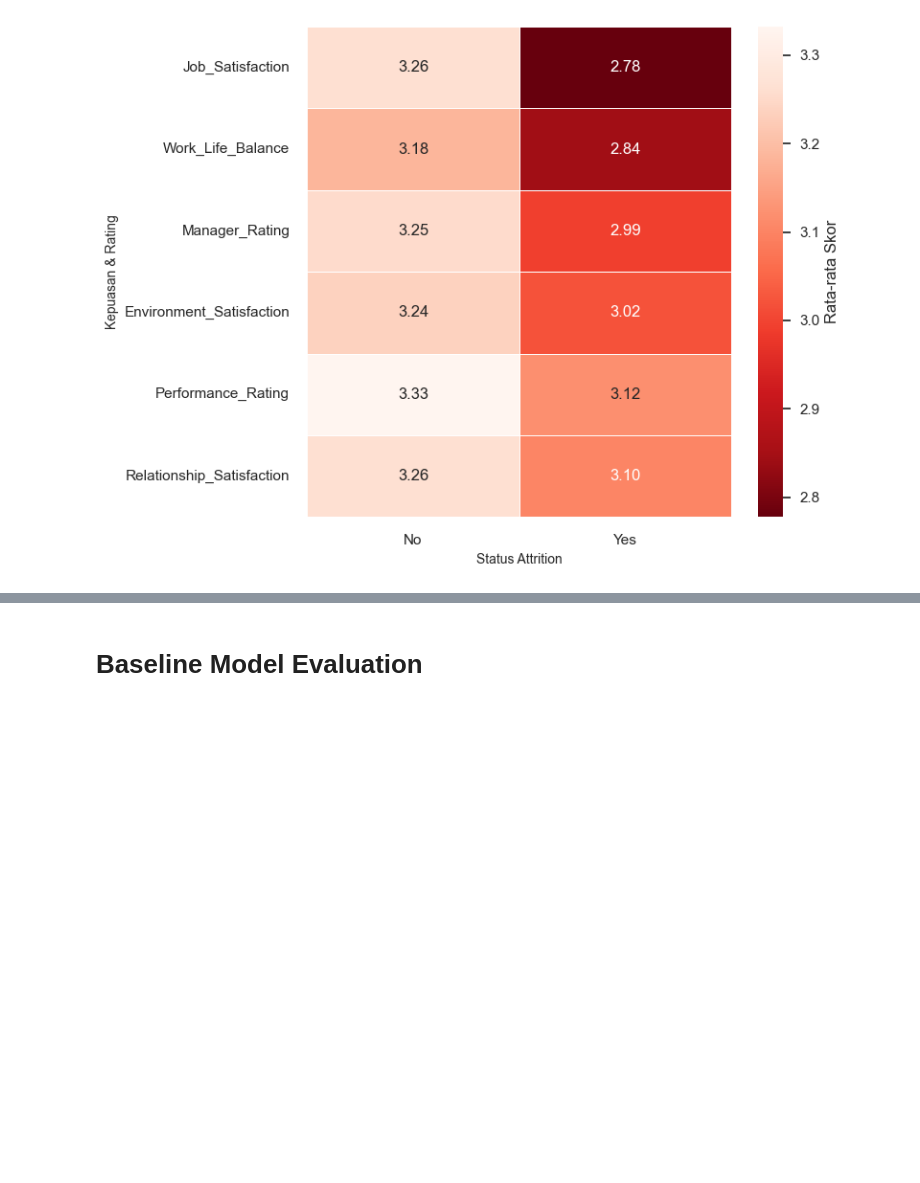
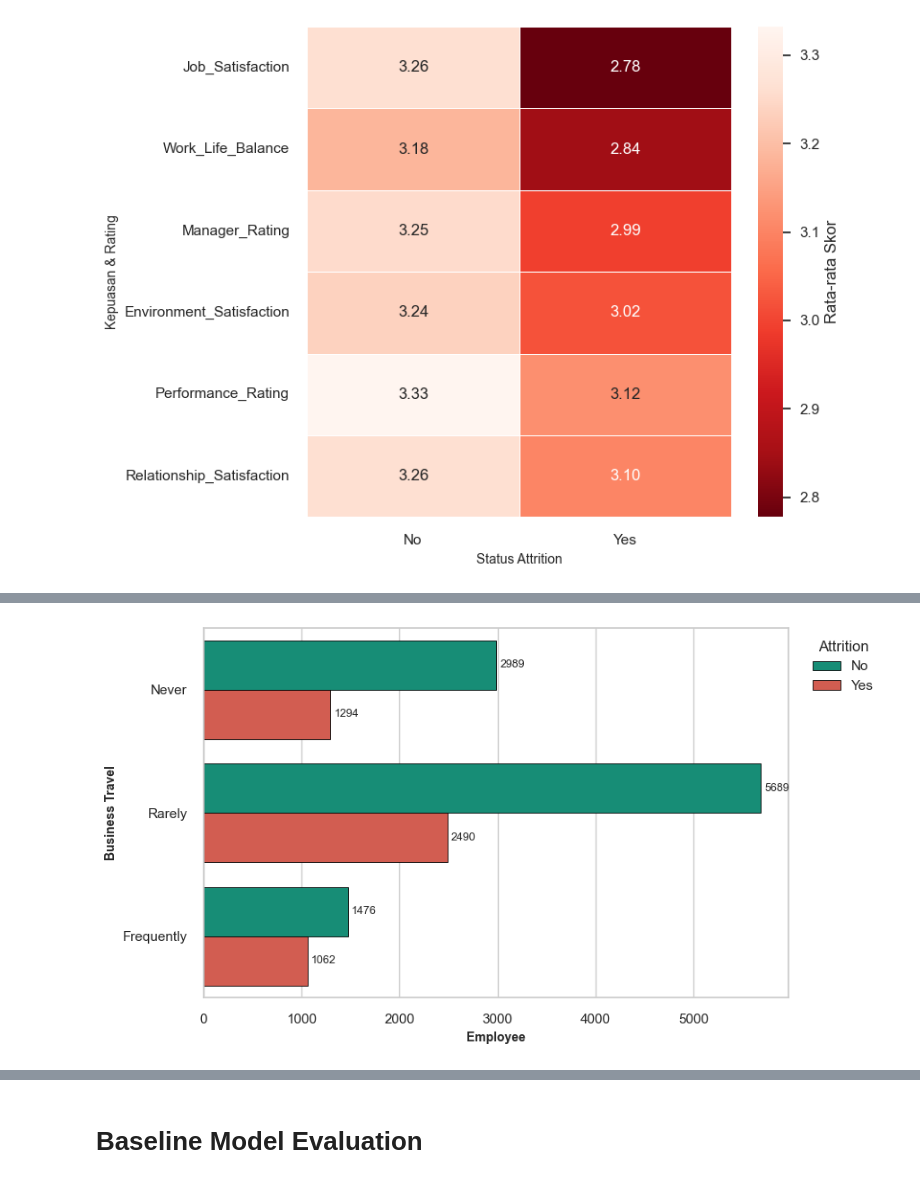
Before and after one commit to hassantaufiqurrahman/Resignal-Employee-Attrition-Prediction, a Jupyter notebook: notebook/employee_attrition_prediction.ipynb, the cells around one changed output, grey strips where cells are left out. Saved outputs shown, nothing was run; the diff lists cells and outputs as text; code cells hidden in the pictures; blank space fills up the shorter version.

```diff
--- a/notebook/employee_attrition_prediction.ipynb
+++ b/notebook/employee_attrition_prediction.ipynb
@@ -219,0 +294,46 @@ plt.show()
+# %%
+# Membuat Visualisasi untuk Analisis Frekuensi Perjalanan Dinas Terhadap Attrition
+plt.figure(figsize=(9, 5))
+sns.set_theme(style="whitegrid")
+
+palette_colors = {"No": "#04a082", "Yes": "#e74c3c"}
+
+ax = sns.countplot(
+    data=df,
+    y="Business_Travel",
+    hue="Attrition",
+    hue_order=["No", "Yes"],
+    palette=palette_colors,
+    edgecolor="black",
+    linewidth=0.6,
+    orient="h",
+)
+
+plt.xlabel("Employee", fontsize=10, fontweight="bold")
+plt.ylabel("Business Travel", fontsize=10, fontweight="bold")
+
+for p in ax.patches:
+    width = p.get_width()
+    if width > 0:
+        ax.annotate(
+            f"{int(width)}",
+            (width, p.get_y() + p.get_height() / 2.0),
+            ha="left",
+            va="center",
+            fontsize=9,
+            xytext=(3, 0),
+            textcoords="offset points",
+        )
+
+legend = ax.legend(
+    title="Attrition",
+    loc="upper left",
+    bbox_to_anchor=(1.02, 1),
+    frameon=False,
+)
+legend.get_texts()[0].set_ha("left")
+
+plt.tight_layout()
+plt.show()
+# %% [output]
+[figure, added]
```
Also changed, not shown: parts of 11 cells of this notebook.
